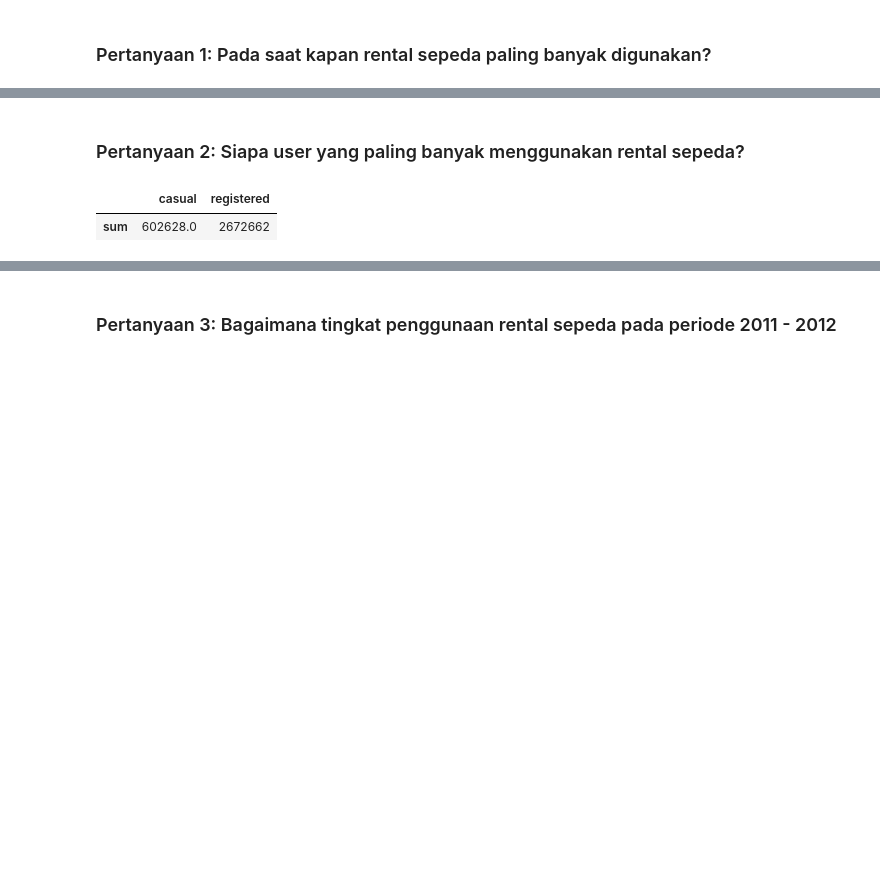
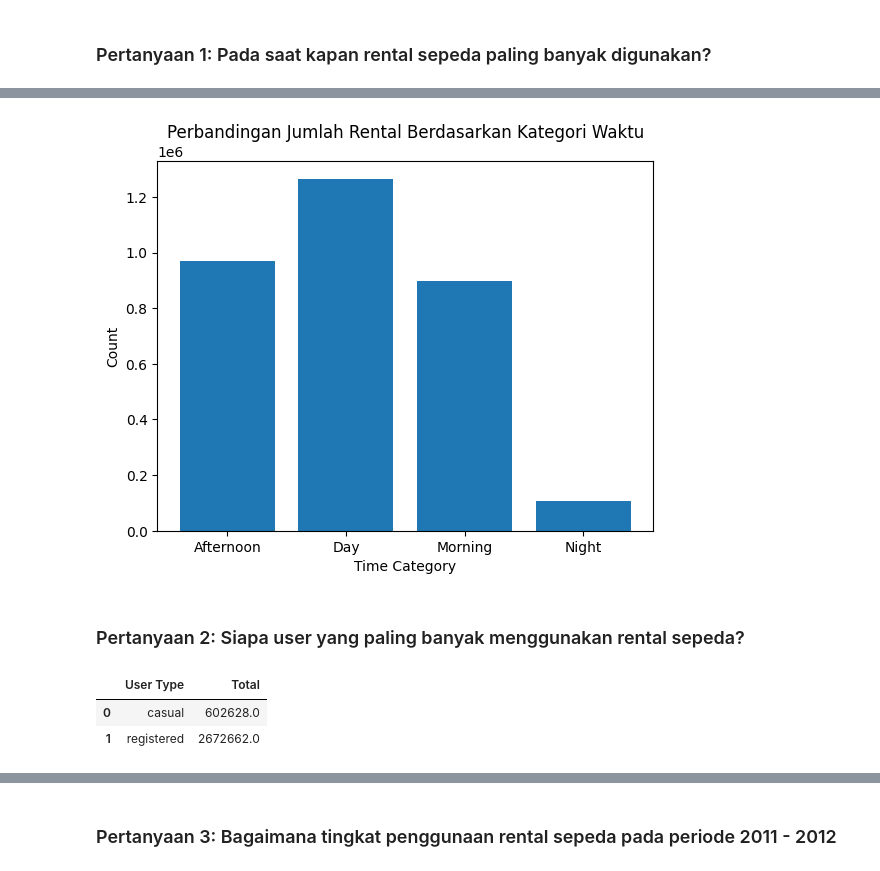
Before and after one commit to yeremiayospane/Project-Data-Analisis-Dicoding, a Jupyter notebook: project.ipynb, the cells around one changed output, grey strips where cells are left out. Saved outputs shown, nothing was run; the diff lists cells and outputs as text; code cells hidden in the pictures; blank space fills up the shorter version.

```diff
--- a/project.ipynb
+++ b/project.ipynb
@@ -380,7 +418,27 @@ result_time_category
+# %%
+result_time_category = df_hour.groupby('time_category')['cnt'].sum().reset_index()
+plt.bar(result_time_category['time_category'], result_time_category['cnt'])
+
+# Mengubah teks sumbu x
+plt.xlabel("Time Category")
+# Mengubah teks sumbu y
+plt.ylabel("Count")
+
+# Menambahkan judul
+plt.title("Perbandingan Jumlah Rental Berdasarkan Kategori Waktu")
+
+# Tampilkan plot
+plt.show()
+# %% [output]
+[figure, added]
 # %% [markdown]
 ### Pertanyaan 2: Siapa user yang paling banyak menggunakan rental sepeda?
-# %%
-df_day[['casual', 'registered']].aggregate(['sum'])
-# %% [output]
-|  | casual | registered |
-| sum | 602628.0 | 2672662 |
+# %%
+usr = df_day[['casual', 'registered']].sum()
+usr_df = pd.DataFrame(usr).reset_index()
+usr_df.columns = ['User Type', 'Total']
+usr_df
+# %% [output]
+|  | User Type | Total |
+| 0 | casual | 602628.0 |
+| 1 | registered | 2672662.0 |
```
Also changed, not shown: parts of 11 cells of this notebook.
